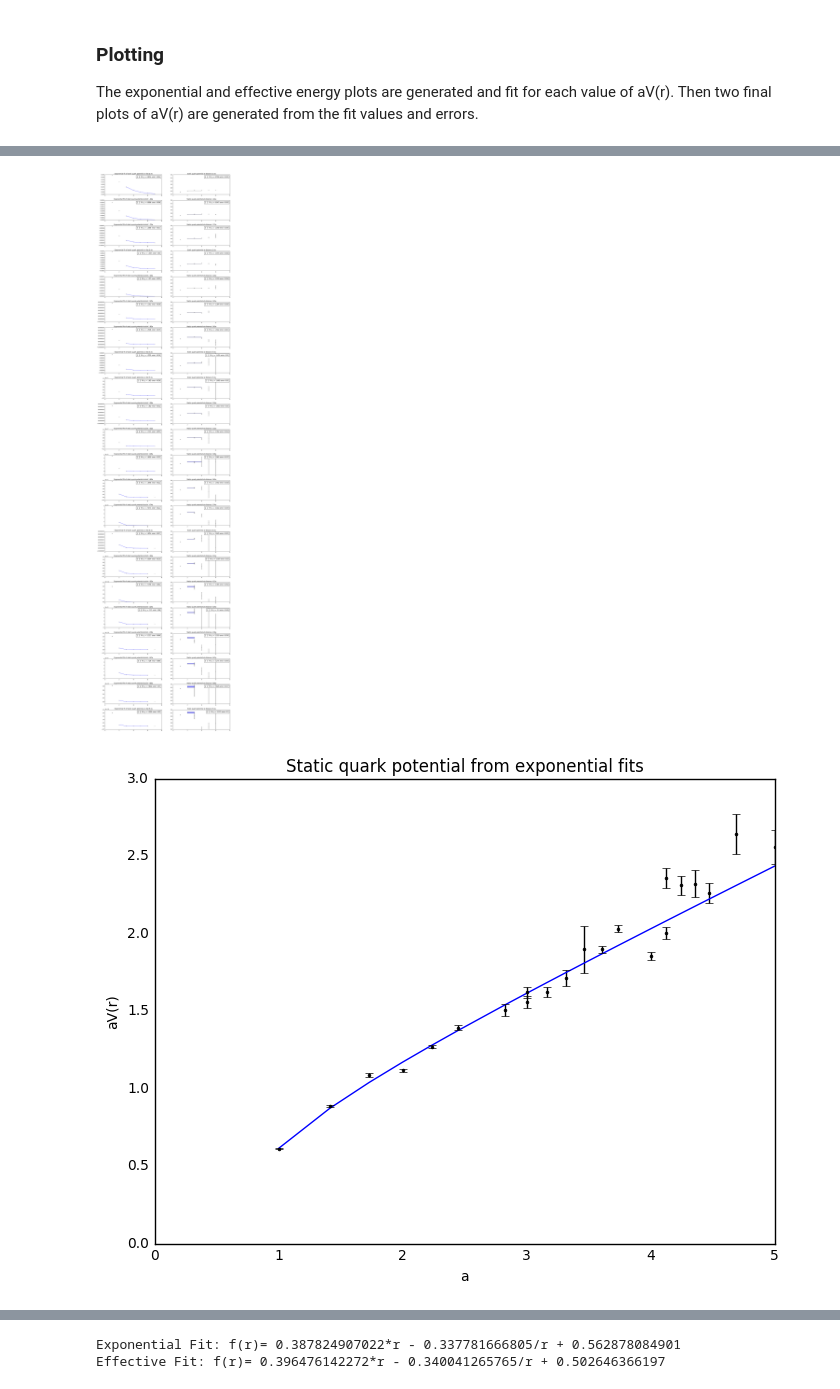
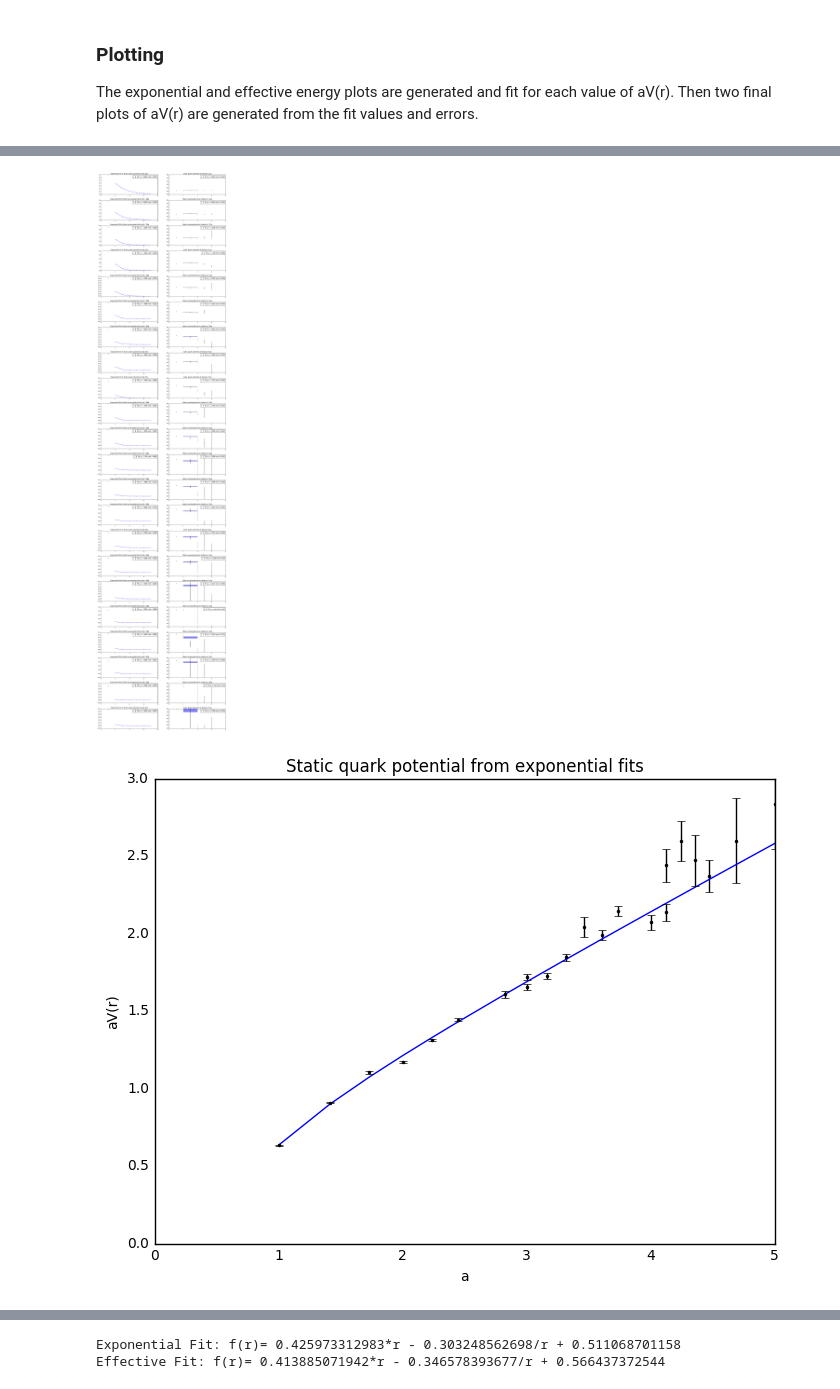
Before and after one commit to Shaun252/latticeQCD_novices, a Jupyter notebook: Exercise_12_smeared.ipynb, the cells around one changed output, grey strips where cells are left out. Cells and saved outputs as stored; diff of their text form; code cells hidden in the pictures.

```diff
--- a/Exercise_12_smeared.ipynb
+++ b/Exercise_12_smeared.ipynb
@@ -650,17 +649,11 @@ def generate_plots(obs_dict, exp_t1, exp_t2, lin_t1, lin_t2):
 
     for i, key in enumerate(distance_arr):
 
-        if key > 3.5:
-            exp_t1 -=1
-            exp_t2 -=1
-            lin_t2 -=1
-
         fit_data = generate_fit_data(obs_dict[key], exp_t1, exp_t2, lin_t1, lin_t2)
 
         ###########################################################################################################
         ### Exponential Plots
 
-        #print(fit_data[0])
         exp_time = np.arange(8)
         exp = fit_data[0][0]
         exp_err = fit_data[0][1]
@@ -713,10 +706,6 @@ def generate_plots(obs_dict, exp_t1, exp_t2, lin_t1, lin_t2):
         axs[2*i+1].set_yticks([0, 0.5, 1, 1.5, 2, 2.5, 3])
         axs[2*i+1].legend()
 
-        if key > 3.5:
-            exp_t1 +=1
-            exp_t2 +=1
-            lin_t2 +=1
 
 
     ##############################################################################################################
@@ -829,7 +818,7 @@ data_save("improved_link_sum", 1.719, improved_observable_configs)
 # %%
-improved_fit_data = load_data("improved_link_sum", 1.719)
+improved_fit_data = load_data("improved_link_sum", 5.5)
 # %%
-generate_plots(improved_fit_data, exp_t1=3, exp_t2=8, lin_t1=2, lin_t2=5)
+generate_plots(improved_fit_data, exp_t1=2, exp_t2=8, lin_t1=2, lin_t2=5)
 # %% [output]
-[figure, old version]
+[figure, new version]
-[figure, old version]
+[figure, new version]
@@ -837,2 +826,2 @@ generate_plots(improved_fit_data, exp_t1=3, exp_t2=8, lin_t1=2, lin_t2=5)
-Exponential Fit: f(r)= 0.387824907022*r - 0.337781666805/r + 0.562878084901
-Effective Fit: f(r)= 0.396476142272*r - 0.340041265765/r + 0.502646366197
+Exponential Fit: f(r)= 0.425973312983*r - 0.303248562698/r + 0.511068701158
+Effective Fit: f(r)= 0.413885071942*r - 0.346578393677/r + 0.566437372544
```
Also changed, not shown: parts of 9 cells of this notebook, 2 other files.
